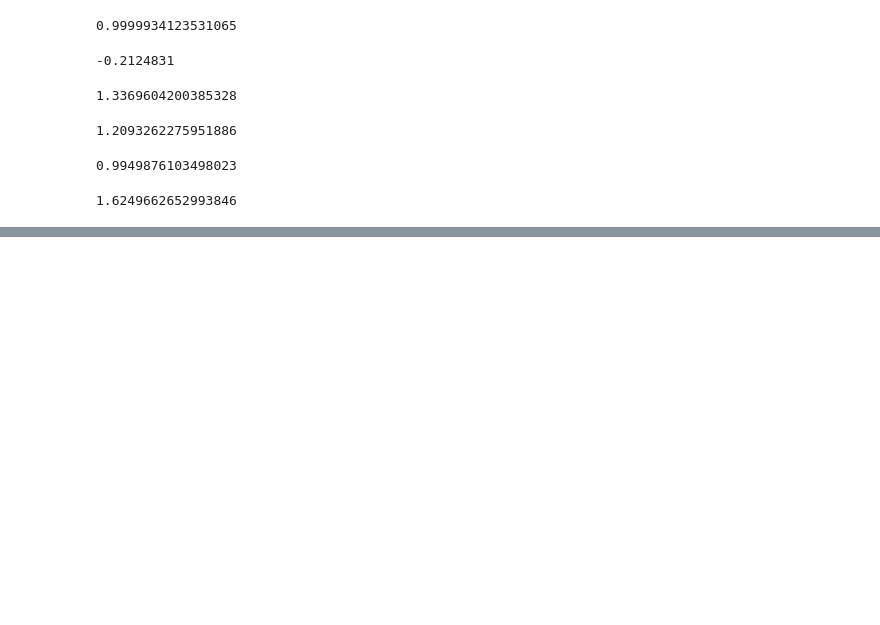
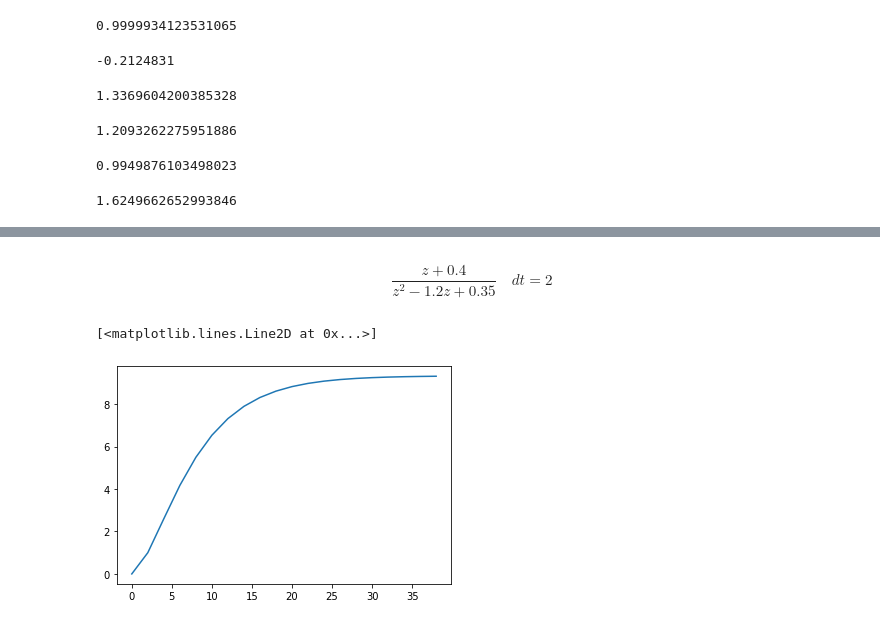
Before and after one commit to JoaoYukio/PCO119, a Jupyter notebook: Atividade 6/Atividade6.ipynb, the cells around one changed output, grey strips where cells are left out. Cells and saved outputs as stored; diff of their text form; code cells hidden in the pictures; blank space fills up the shorter version.

Commit message:
Added images

```diff
--- a/Atividade 6/Atividade6.ipynb
+++ b/Atividade 6/Atividade6.ipynb
@@ -122,0 +132,4 @@ fig = px.line(df, x = "Tempo", y='Valor')
+# %%
+Gz
+# %% [output]
+$$\frac{z + 0.4}{z^2 - 1.2 z + 0.35}\quad dt = 2$$
@@ -122,0 +138,7 @@ fig = px.line(df, x = "Tempo", y='Valor')
+# %%
+yout2, T2 = control.step_response(Gz)
+# %%
+plt.plot(yout2, T2)
+# %% [output]
+[<matplotlib.lines.Line2D at 0x...>]
+[figure, added]
```
Also changed, not shown: parts of 9 cells of this notebook, 3 other files.
